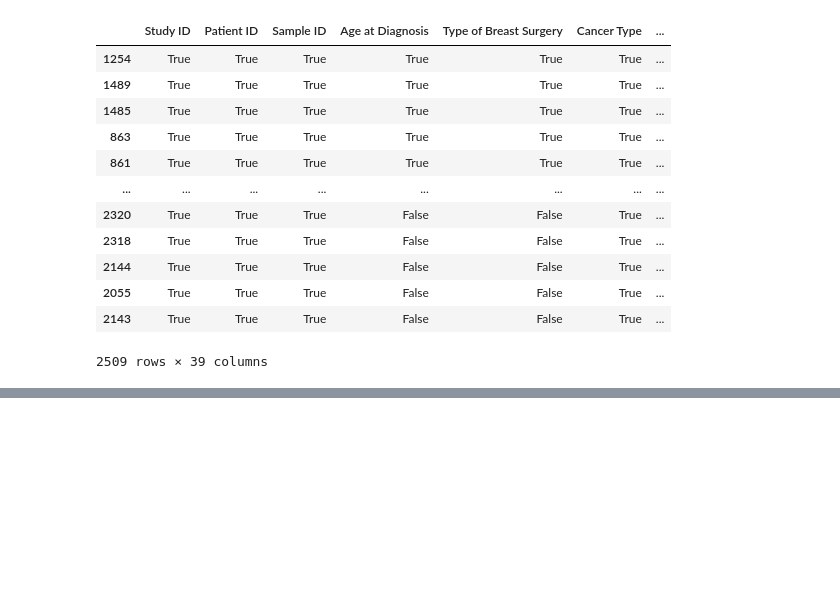
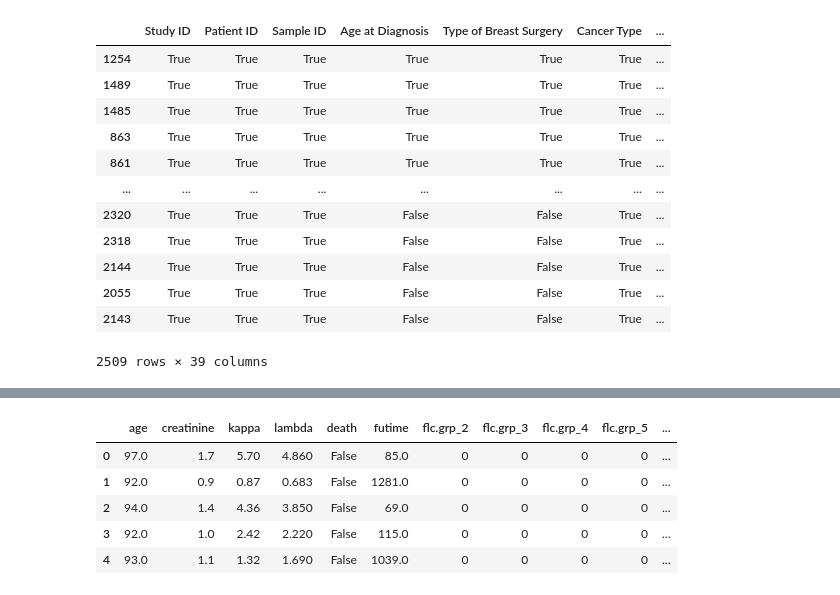
Before and after one commit to SzymonOzog/Deep-Learning-In-Survival-Analysis, a Jupyter notebook: EDA.ipynb, the cells around one changed output, grey strips where cells are left out. Saved outputs shown, nothing was run; the diff lists cells and outputs as text; code cells hidden in the pictures; blank space fills up the shorter version.

```diff
--- a/EDA.ipynb
+++ b/EDA.ipynb
@@ -130,0 +170,10 @@ Text(0.5, 0, 'Time (Months)')
+# %%
+df = df_functions[5]()[0]
+df.head()
+# %% [output]
+|  | age | creatinine | kappa | lambda | death | futime | flc.grp_2 | flc.grp_3 | flc.grp_4 | flc.grp_5 | ... |
+| 0 | 97.0 | 1.7 | 5.70 | 4.860 | False | 85.0 | 0 | 0 | 0 | 0 | ... |
+| 1 | 92.0 | 0.9 | 0.87 | 0.683 | False | 1281.0 | 0 | 0 | 0 | 0 | ... |
+| 2 | 94.0 | 1.4 | 4.36 | 3.850 | False | 69.0 | 0 | 0 | 0 | 0 | ... |
+| 3 | 92.0 | 1.0 | 2.42 | 2.220 | False | 115.0 | 0 | 0 | 0 | 0 | ... |
+| 4 | 93.0 | 1.1 | 1.32 | 1.690 | False | 1039.0 | 0 | 0 | 0 | 0 | ... |
```
Also changed, not shown: parts of 9 cells of this notebook.
